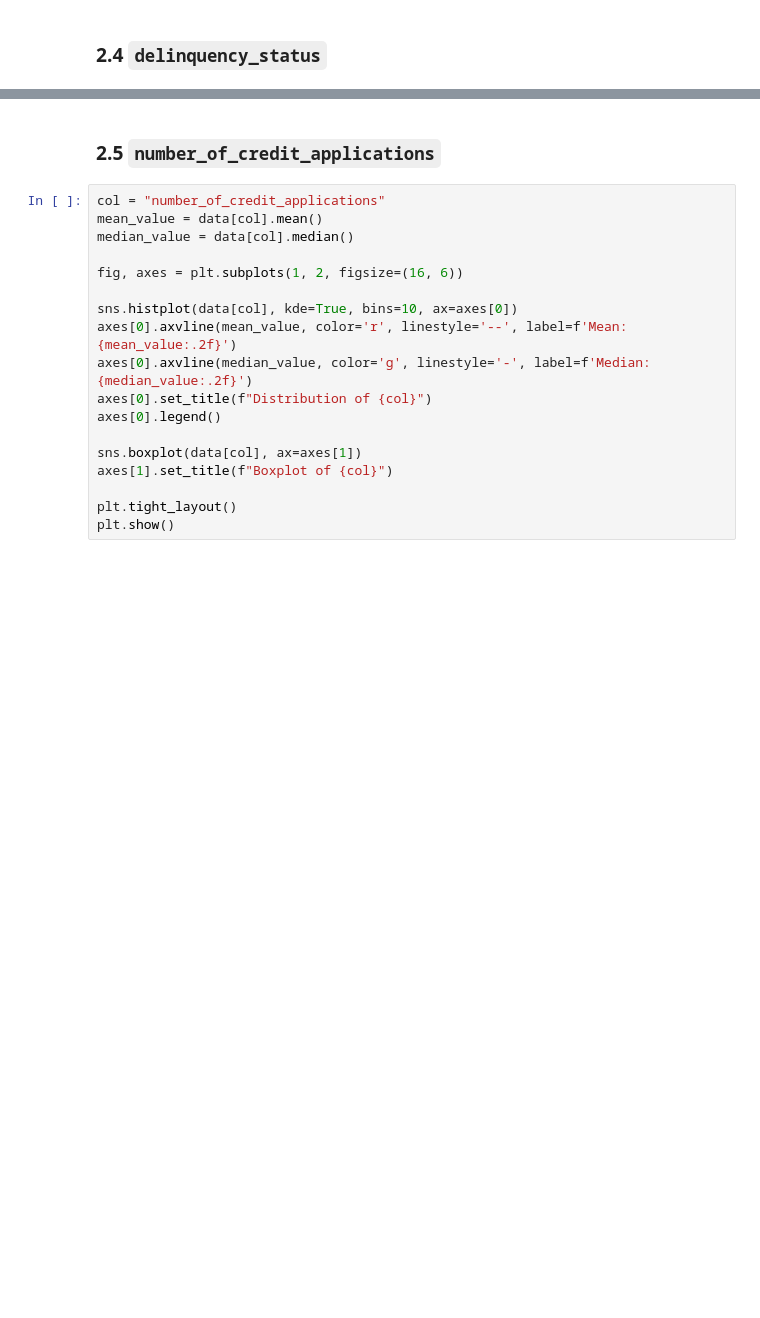
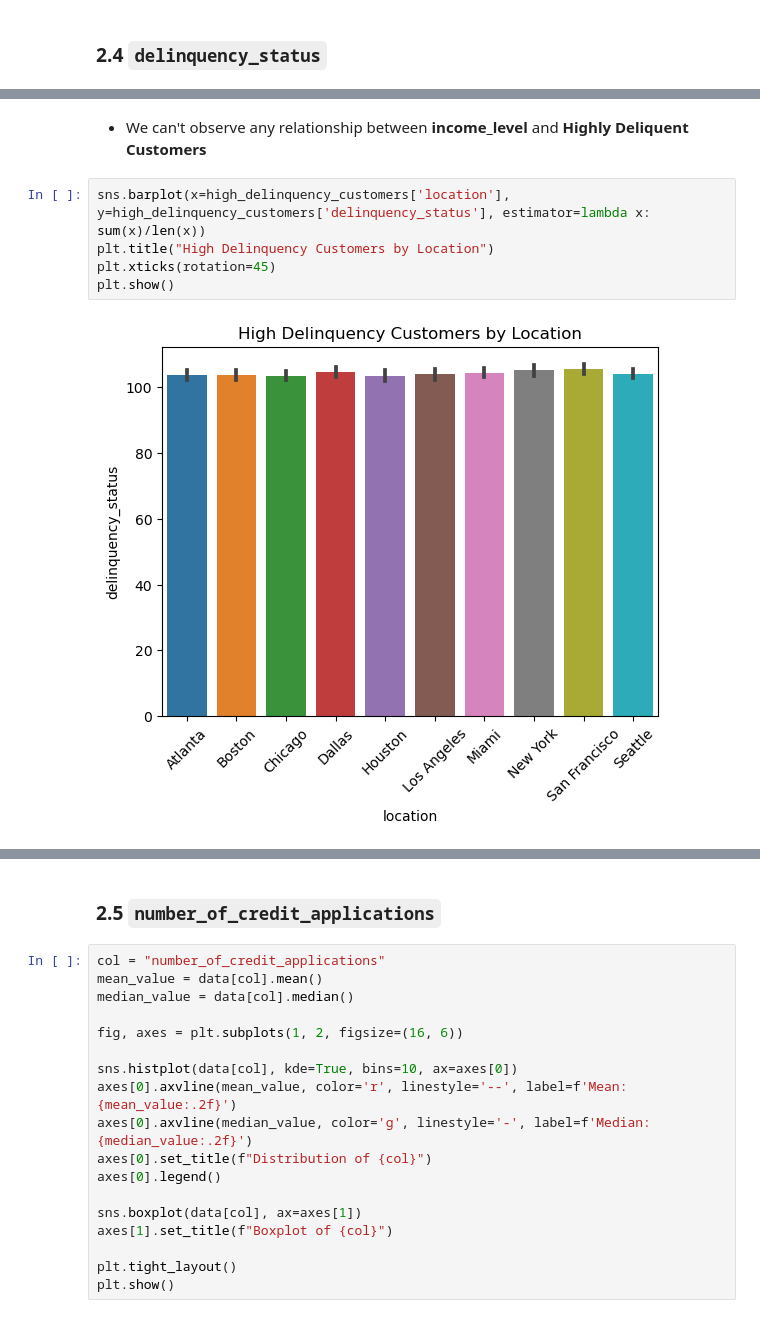
Before and after one commit to hchamikadilshan/CreditRisk360-ISC2024, a Jupyter notebook: notebooks/4 - eda.ipynb, the cells around one changed output, grey strips where cells are left out. Cells and saved outputs as stored; diff of their text form; blank space fills up the shorter version.

```diff
--- a/notebooks/4 - eda.ipynb
+++ b/notebooks/4 - eda.ipynb
@@ -151,0 +224,9 @@ plt.show()
+# %% [markdown]
+- We can't observe any relationship between **income_level** and **Highly Deliquent Customers**
+# %%
+sns.barplot(x=high_delinquency_customers['location'], y=high_delinquency_customers['delinquency_status'], estimator=lambda x: sum(x)/len(x))
+plt.title("High Delinquency Customers by Location")
+plt.xticks(rotation=45)
+plt.show()
+# %% [output]
+[figure, added]
```
Also changed, not shown: parts of 15 cells of this notebook.
